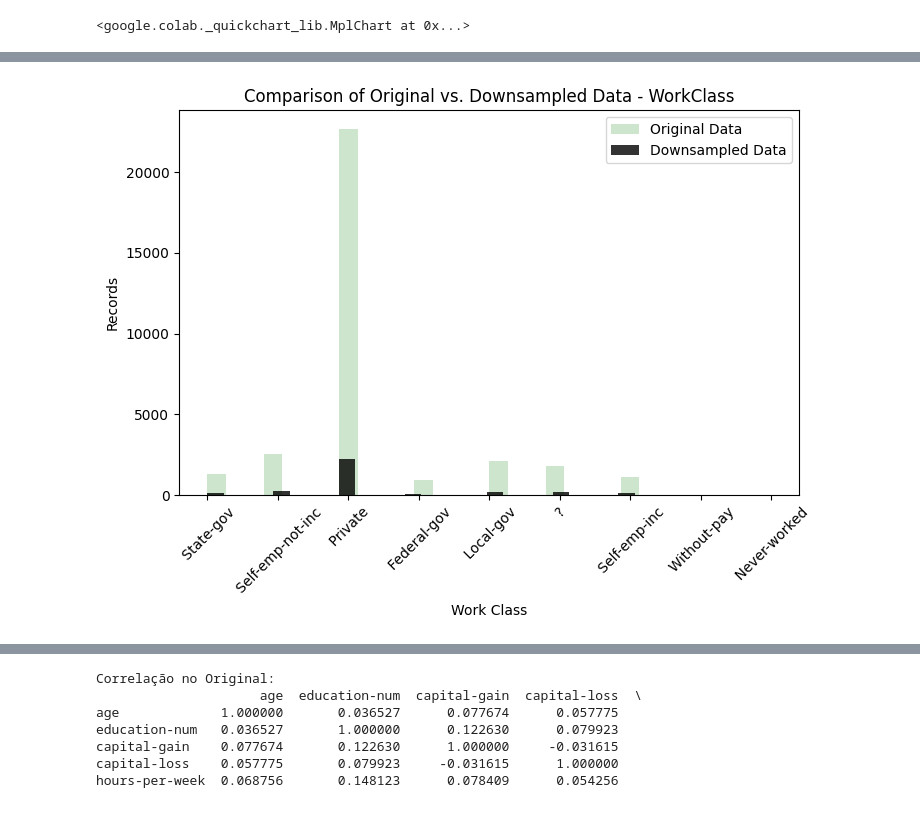
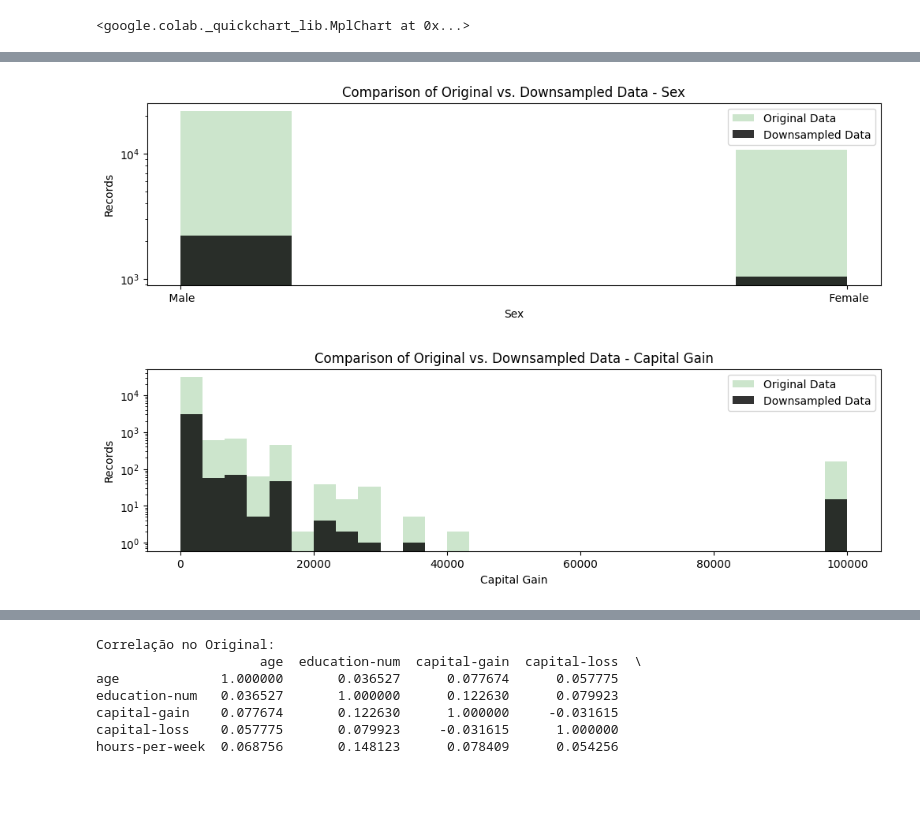
Before and after one commit to AgeuLong/Downsample_Coresets, a Jupyter notebook: Downsample.ipynb, the cells around one changed output, grey strips where cells are left out. Saved outputs shown, nothing was run; the diff lists cells and outputs as text; code cells hidden in the pictures.

```diff
--- a/Downsample.ipynb
+++ b/Downsample.ipynb
@@ -410,22 +523,39 @@ plt.show()
+# %%
+fig, ax = plt.subplots(figsize=(12, 3))
+plt.xticks(rotation=0)
+
+
+ax.hist(data['sex'], bins=6,align='mid', alpha=0.2, label='Original Data', color='green',log=True)
+ax.hist(df['DS_sex'], bins=6,align='mid', alpha=0.8, label='Downsampled Data', color='black',log=True)
+
+ax.set_xlabel('Sex')
+ax.set_ylabel('Records')
+ax.set_title('Comparison of Original vs. Downsampled Data - Sex')
+ax.legend()
+
+
+
+# Display the plot
+plt.show()
+# %% [output]
+[figure, added]
 # %%
-fig, ax = plt.subplots(figsize=(8, 5))
-# plt.xticks(rotation='vertical')
-plt.xticks(rotation=45)
+fig, ax = plt.subplots(figsize=(12, 3))
+plt.xticks(rotation=0)
+
+
+ax.hist(data['capital-gain'], bins=30,align='mid', alpha=0.2, label='Original Data', color='green',log=True)
+ax.hist(df['DS_capital-gain'], bins=30,align='mid', alpha=0.8, label='Downsampled Data', color='black',log=True)
+
+ax.set_xlabel('Capital Gain')
+ax.set_ylabel('Records')
+ax.set_title('Comparison of Original vs. Downsampled Data - Capital Gain')
+ax.legend()
 
 
 
-# Plot histograms for both datasets
-ax.hist(data['workclass'], bins=30, alpha=0.2, label='Original Data', color='green')
-ax.hist(df['DS_workclass'], bins=30, alpha=0.8, label='Downsampled Data', color='black')
-
-# Add labels and a legend
-ax.set_xlabel('Work Class')
-ax.set_ylabel('Records')
-ax.set_title('Comparison of Original vs. Downsampled Data - WorkClass')
-ax.legend()
-
 # Display the plot
 plt.show()
 # %% [output]
-[figure, old version]
+[figure, new version]
 # %%
```
Also changed, not shown: parts of 30 cells of this notebook.
